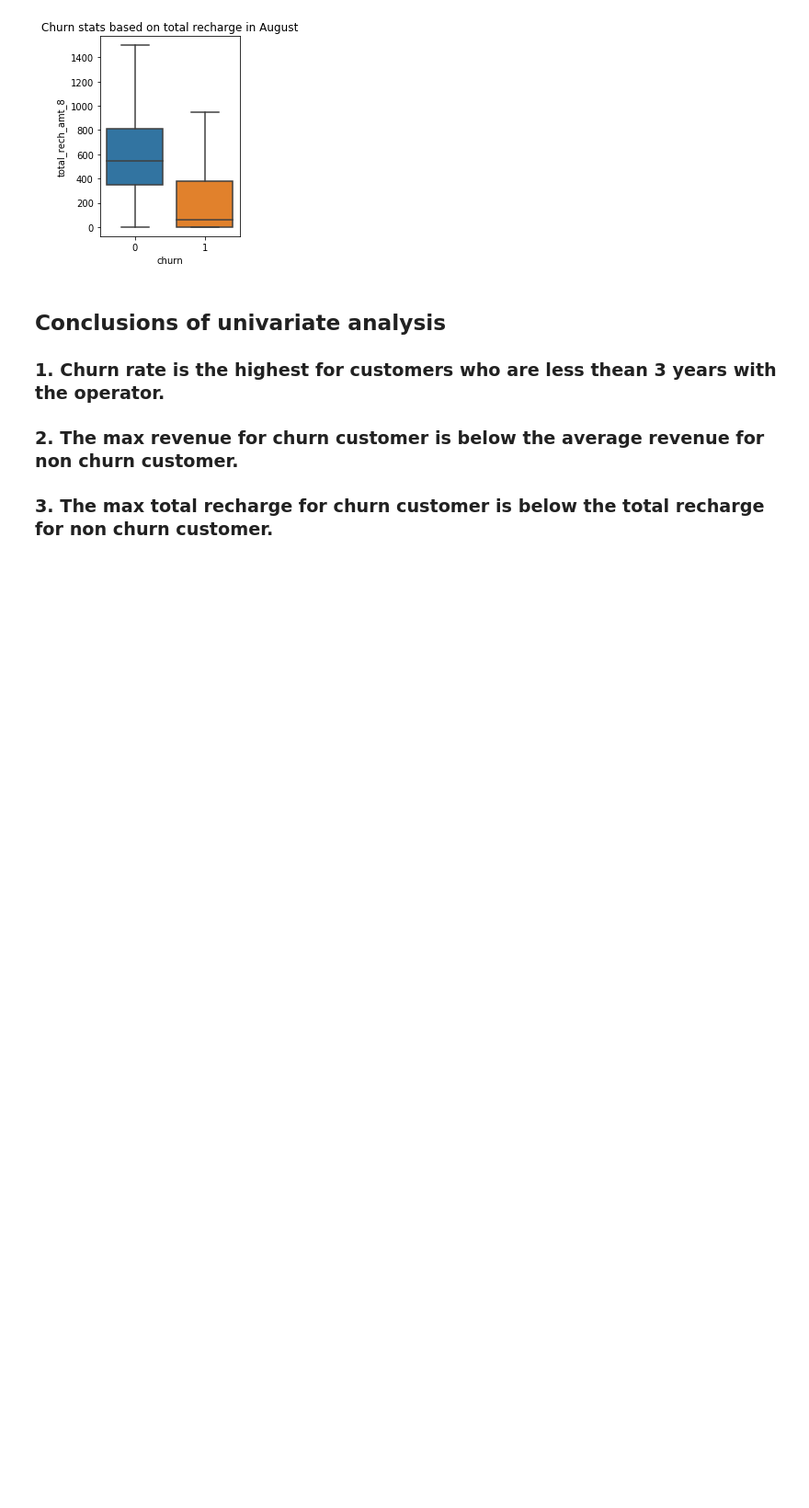
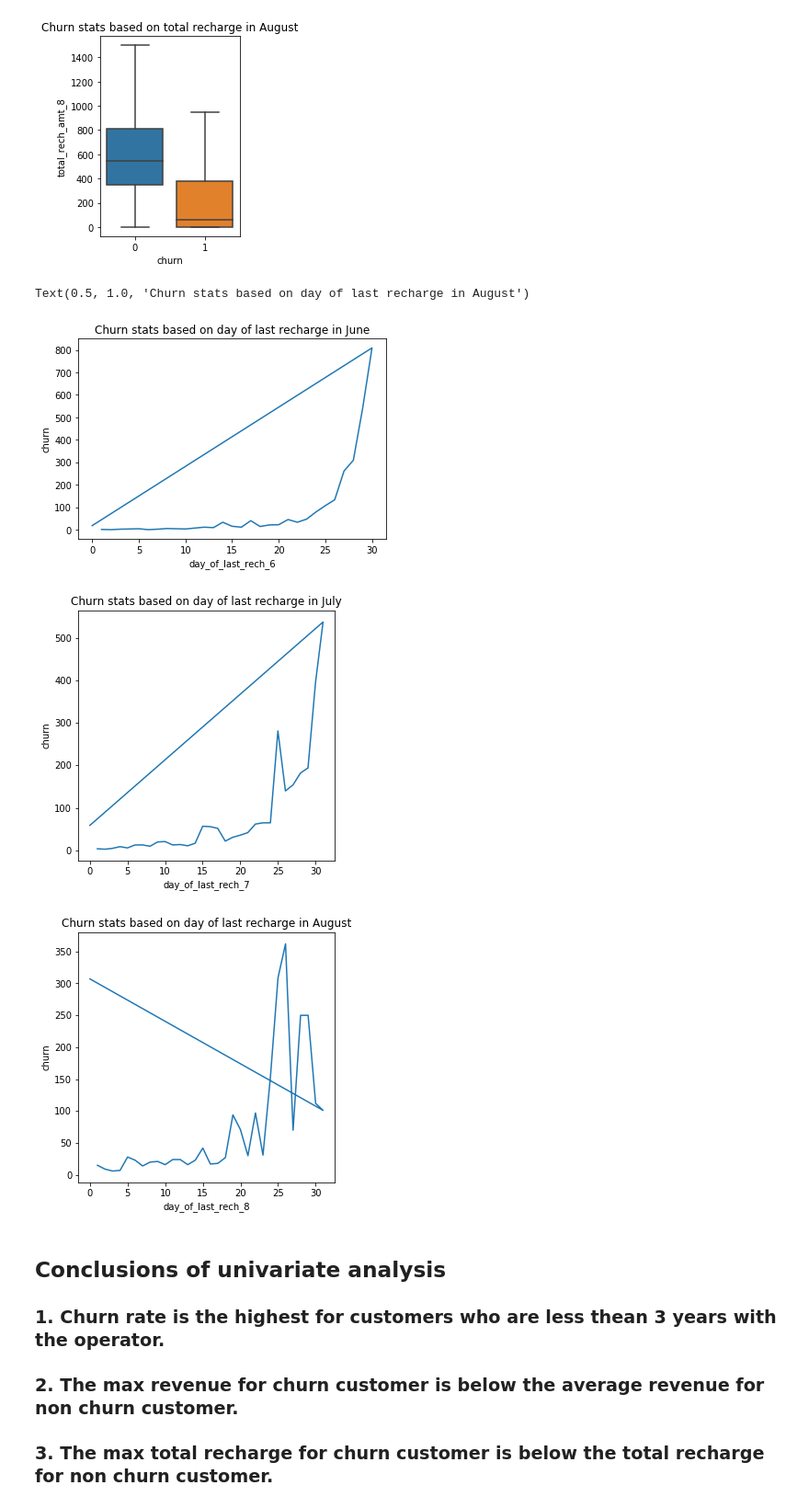
Before and after one commit to bhardwaj-sunil/Churn_case_study, a Jupyter notebook: telecom_churn_case_study.ipynb, the cells around one changed output. Shown at 92% size. Cells and saved outputs as stored; diff of their text form; code cells hidden in the pictures; blank space fills up the shorter version.

```diff
--- a/telecom_churn_case_study.ipynb
+++ b/telecom_churn_case_study.ipynb
@@ -928,6 +932,35 @@ plt.title("Churn stats based on total recharge in August")
 Text(0.5, 1.0, 'Churn stats based on total recharge in August')
 [figure]
 [figure]
+# %%
+#Churn stats based on day of last recharge
+
+last_day_rech_hvc_count_6=master_frame_HVC.pivot_table(index=['day_of_last_rech_6'],values=['high_value_customer','churn'], aggfunc='sum')
+last_day_rech_hvc_count_7=master_frame_HVC.pivot_table(index=['day_of_last_rech_7'],values=['high_value_customer','churn'], aggfunc='sum')
+last_day_rech_hvc_count_8=master_frame_HVC.pivot_table(index=['day_of_last_rech_8'],values=['high_value_customer','churn'], aggfunc='sum')
+
+plt.figure(1)
+plt.rcParams['figure.figsize']=(5,5)
+plt.subplot(1,1, 1)
+sns.lineplot(x=last_day_rech_hvc_count_6.index, y="churn", data=last_day_rech_hvc_count_6, )
+plt.title("Churn stats based on day of last recharge in June")
+
+plt.figure(2)
+plt.rcParams['figure.figsize']=(5,5)
+plt.subplot(1,1, 1)
+sns.lineplot(x=last_day_rech_hvc_count_7.index, y="churn", data=last_day_rech_hvc_count_7)
+plt.title("Churn stats based on day of last recharge in July")
+
+plt.figure(3)
+plt.rcParams['figure.figsize']=(5,5)
+#plt.subplot(1,1, 1)
+sns.lineplot(x=last_day_rech_hvc_count_8.index, y="churn", data=last_day_rech_hvc_count_8)
+plt.title("Churn stats based on day of last recharge in August")
+# %% [output]
+Text(0.5, 1.0, 'Churn stats based on day of last recharge in August')
+[figure, added]
+[figure, added]
+[figure, added]
 # %% [markdown]
 ## Conclusions of univariate analysis
 
```
Also changed, not shown: parts of 178 cells of this notebook.
